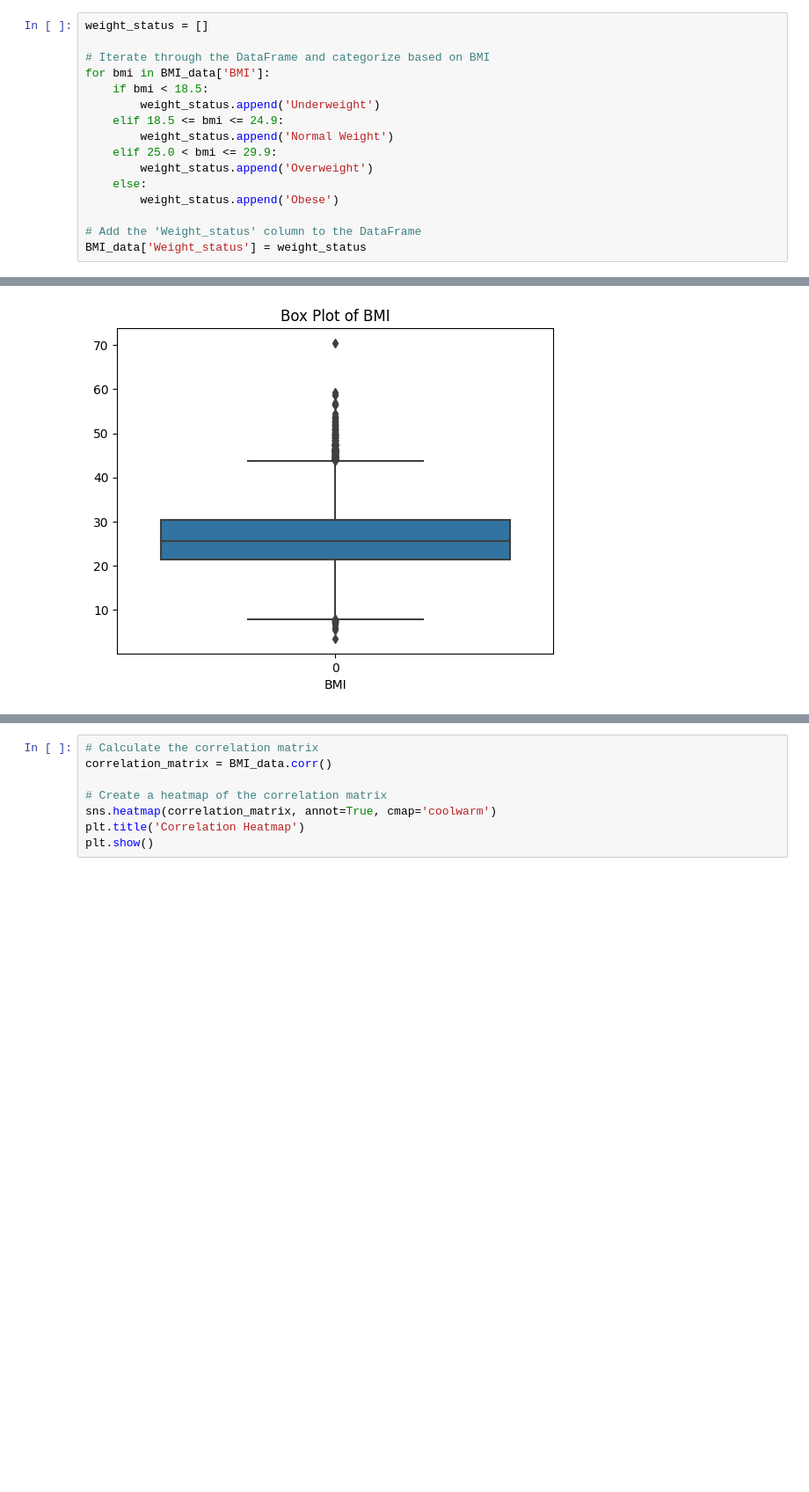
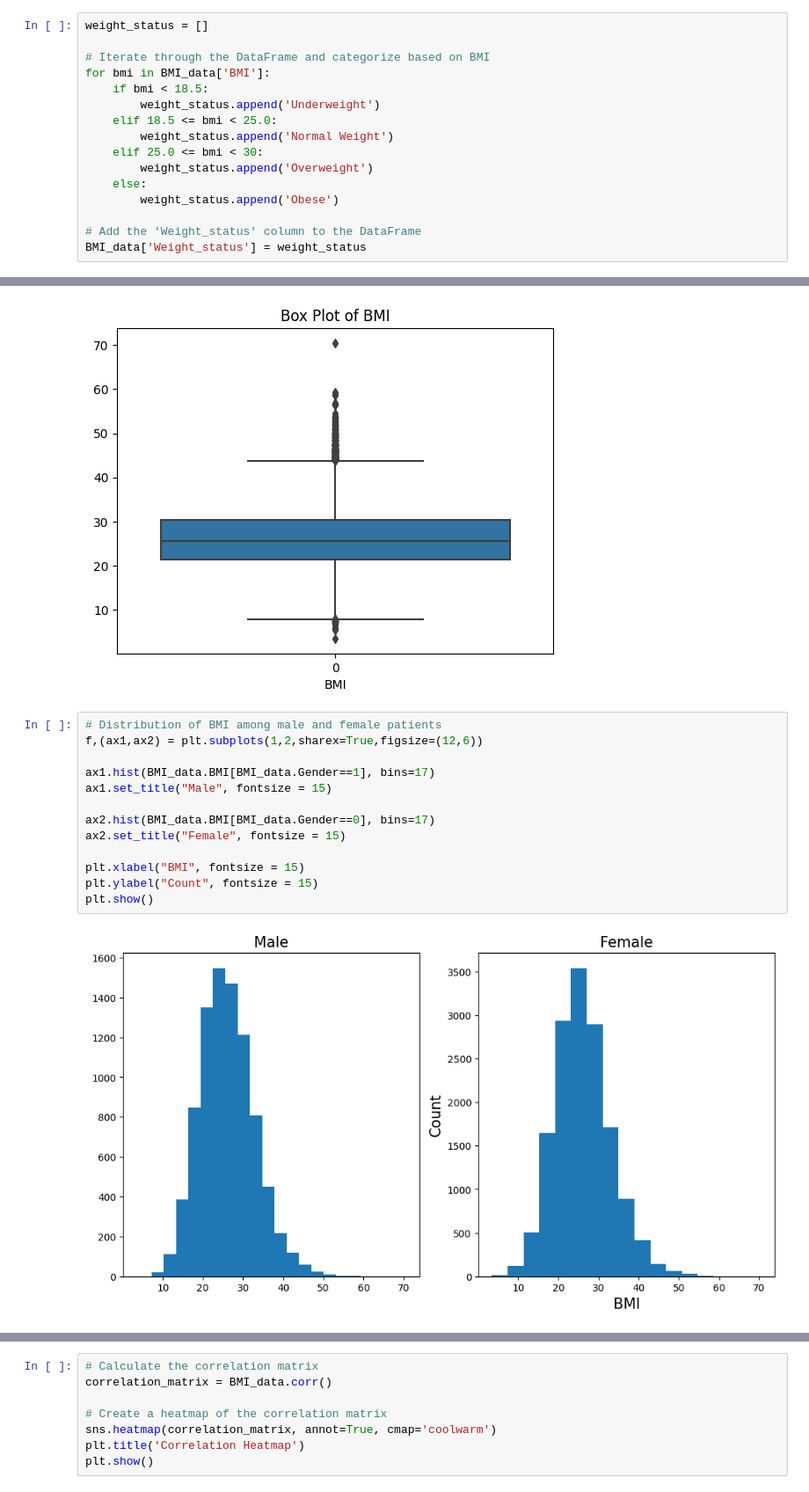
Before and after one commit to fengyankai/CHL5230-Datathon-1, a Jupyter notebook: Datathon__1.ipynb, the cells around one changed output, grey strips where cells are left out. Shown at 88% size. Drawn from its saved outputs; the diff is of its cells as text; blank space fills up the shorter version.

```diff
--- a/Datathon__1.ipynb
+++ b/Datathon__1.ipynb
@@ -63,9 +63,9 @@ weight_status = []
 for bmi in BMI_data['BMI']:
     if bmi < 18.5:
         weight_status.append('Underweight')
-    elif 18.5 <= bmi <= 24.9:
+    elif 18.5 <= bmi < 25.0:
         weight_status.append('Normal Weight')
-    elif 25.0 < bmi <= 29.9:
+    elif 25.0 <= bmi < 30:
         weight_status.append('Overweight')
     else:
         weight_status.append('Obese')
@@ -146,4 +148,19 @@ plt.title('Box Plot of BMI')
 plt.show()
 # %% [output]
 [figure]
+# %%
+# Distribution of BMI among male and female patients
+f,(ax1,ax2) = plt.subplots(1,2,sharex=True,figsize=(12,6))
+
+ax1.hist(BMI_data.BMI[BMI_data.Gender==1], bins=17)
+ax1.set_title("Male", fontsize = 15)
+
+ax2.hist(BMI_data.BMI[BMI_data.Gender==0], bins=17)
+ax2.set_title("Female", fontsize = 15)
+
+plt.xlabel("BMI", fontsize = 15)
+plt.ylabel("Count", fontsize = 15)
+plt.show()
+# %% [output]
+[figure, added]
 # %%
```
Also changed, not shown: parts of 2 cells of this notebook.
